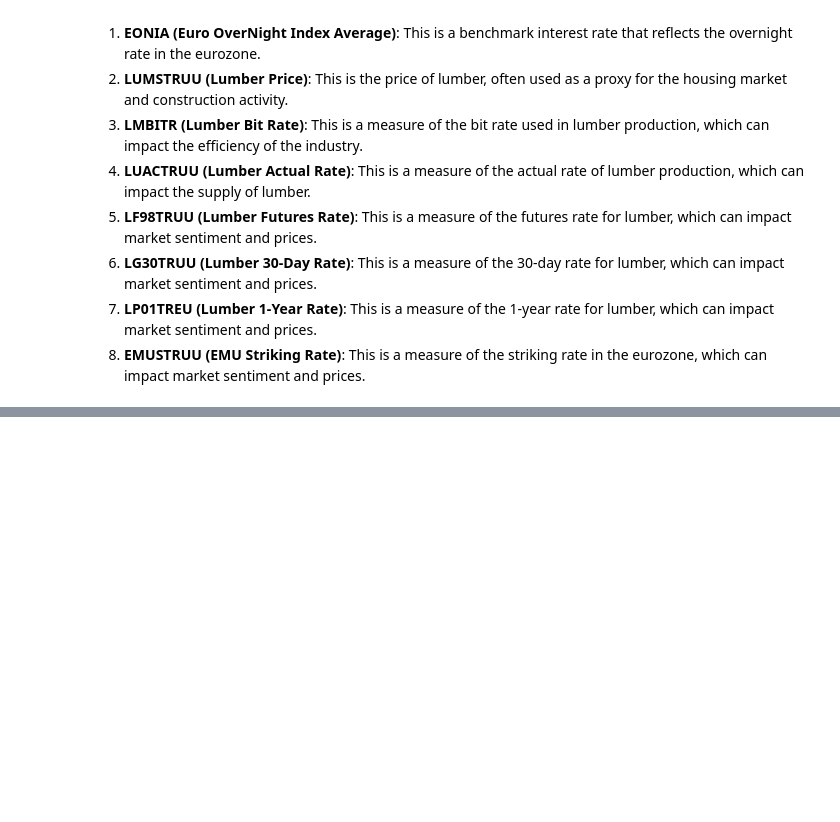
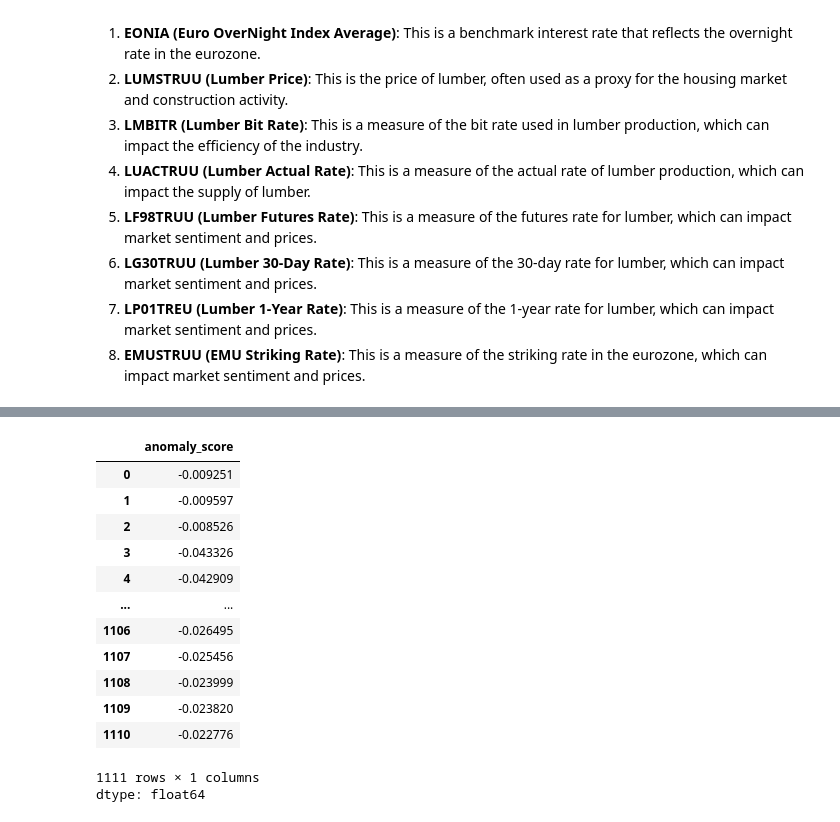
Before and after one commit to sdewhitt/Market-Anomaly-Detection, a Jupyter notebook: Financial_Anomaly_Detection.ipynb, the cells around one changed output, grey strips where cells are left out. Drawn from its saved outputs; the diff is of its cells as text; code cells hidden in the pictures; blank space fills up the shorter version.

```diff
--- a/Financial_Anomaly_Detection.ipynb
+++ b/Financial_Anomaly_Detection.ipynb
@@ -172,0 +195,30 @@ focused_features
+# %%
+X = focused_features.iloc[:, 2:]
+y_true = focused_features.iloc[:, 0]
+from sklearn.metrics import classification_report, roc_auc_score
+
+# Example dataset
+# Assuming `X` is your features and `y_true` contains the actual anomaly labels (1 for anomaly, 0 for normal)
+# Replace with your actual dataset
+scaler = StandardScaler()
+X_scaled = scaler.fit_transform(X)
+
+# Train Isolation Forest
+model = IsolationForest(contamination=0.213, random_state=42)
+model.fit(X_scaled)
+
+# Predict anomalies
+anomaly_scores = model.decision_function(X_scaled)  # Anomaly scores (higher = normal, lower = anomalous)
+anomaly_labels = model.predict(X_scaled)           # Predicted labels (-1 = anomaly, 1 = normal)
+
+# Adjust Isolation Forest labels to match your labeling convention (e.g., 1 = anomaly, 0 = normal)
+anomaly_labels = [0 if label == 1 else 1 for label in anomaly_labels]
+
+# Add results to the DataFrame
+focused_features.loc[:, 'anomaly_score'] = pd.Series(anomaly_scores)
+focused_features.loc[:, 'anomaly_labels'] = pd.Series(anomaly_labels)
+
+# Evaluate the model (requires ground truth labels `y_true`)
+print(classification_report(y_true, anomaly_labels))
+roc_auc = roc_auc_score(y_true, anomaly_scores)
+print(f"ROC-AUC Score: {roc_auc}")
@@ -172,0 +247,17 @@ focused_features
+# %%
+focused_features['anomaly_score']
+# %% [output]
+|  | anomaly_score |
+| 0 | -0.009251 |
+| 1 | -0.009597 |
+| 2 | -0.008526 |
+| 3 | -0.043326 |
+| 4 | -0.042909 |
+| ... | ... |
+| 1106 | -0.026495 |
+| 1107 | -0.025456 |
+| 1108 | -0.023999 |
+| 1109 | -0.023820 |
+| 1110 | -0.022776 |
+1111 rows × 1 columns
+dtype: float64
```
Also changed, not shown: parts of 18 cells of this notebook.
